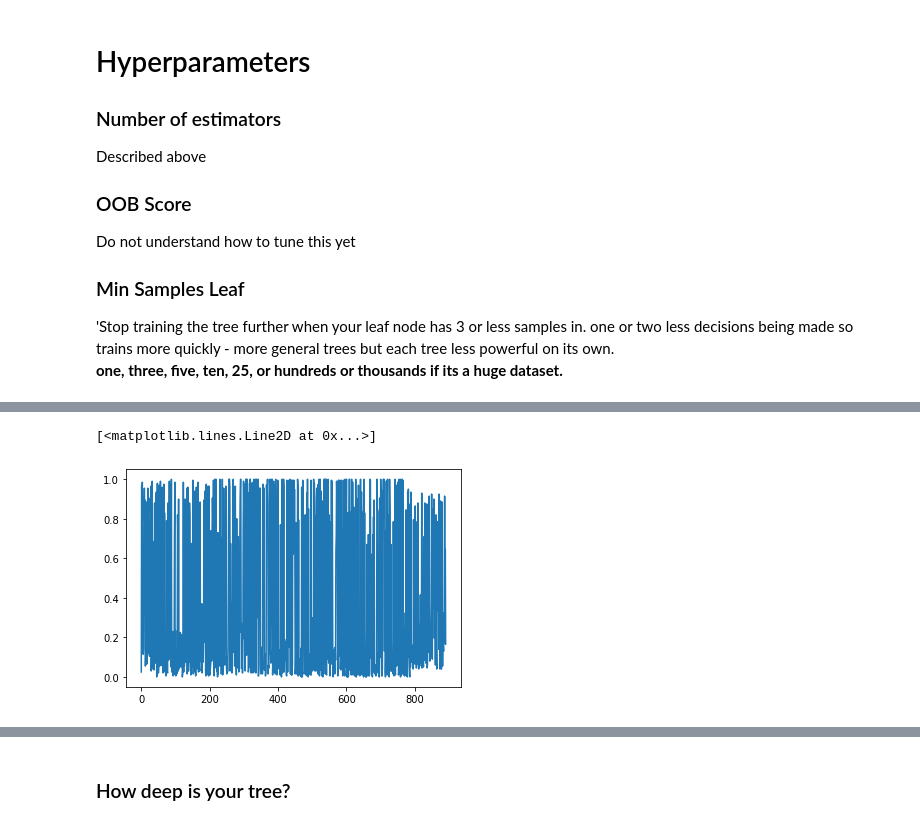
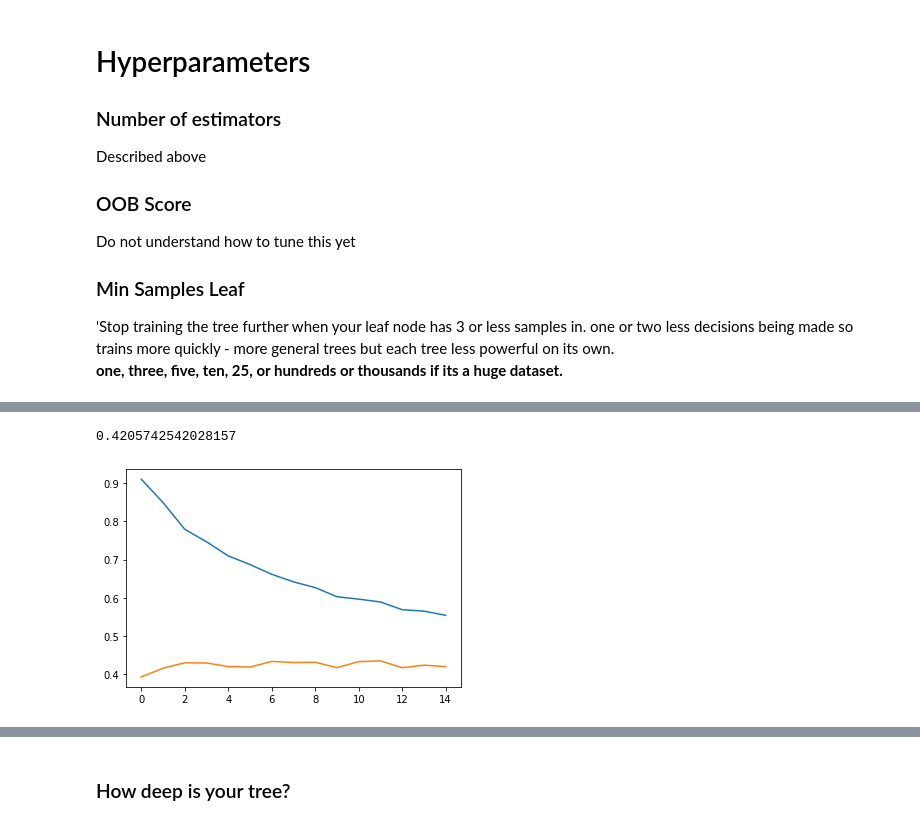
Before and after one commit to Mgallimore88/ML_Titanic, a Jupyter notebook: titanic_notebook.ipynb, the cells around one changed output, grey strips where cells are left out. Drawn from its saved outputs; the diff is of its cells as text; code cells hidden in the pictures.

```diff
--- a/titanic_notebook.ipynb
+++ b/titanic_notebook.ipynb
@@ -627,5 +630,13 @@ AttributeError: 'Line2D' object has no property 'xlabel'
-# %%
-plt.plot(msl[0].predict(df))
-# %% [output]
-[<matplotlib.lines.Line2D at 0x...>]
-[figure, removed]
+# %%
+##oob min samples per leaf
+msl_oob = [RandomForestRegressor(n_estimators=20, n_jobs=-1, min_samples_leaf = x, oob_score=True) for x in leaf_sizes]
+
+[msl_oob[n].fit(df, y) for n in range(len(msl_oob))]
+
+plt.plot([metrics.r2_score(y, msl_oob[i].predict(df)) for i in range(len(msl_oob))])
+
+plt.plot([msl_oob[n].oob_score_ for n in range(len(msl_oob))])
+msl_oob[4].oob_score_
+# %% [output]
+0.4205742542028157
+[figure, added]
```
Also changed, not shown: parts of 8 cells of this notebook, 2 other files.
